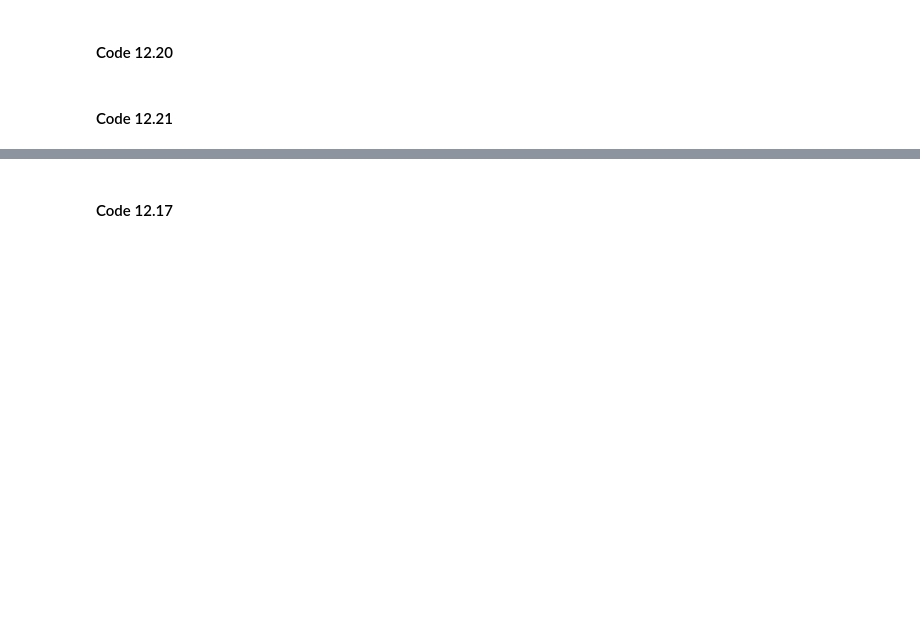
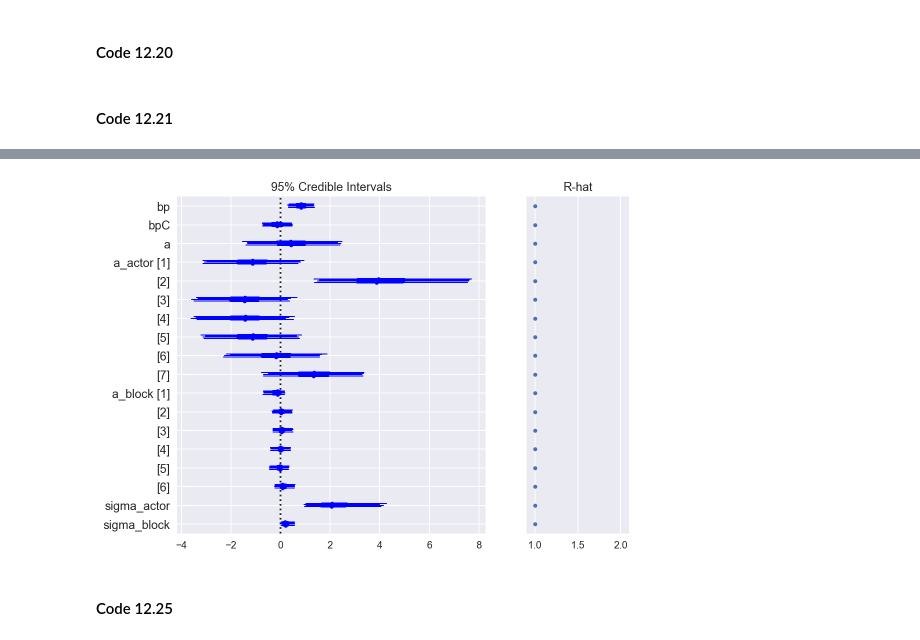
Before and after one commit to aloctavodia/Statistical-Rethinking-with-Python-and-PyMC3, a Jupyter notebook: Chp_12.ipynb, the cells around one changed output, grey strips where cells are left out. Cells and saved outputs as stored; diff of their text form; code cells hidden in the pictures; blank space fills up the shorter version.

```diff
--- a/Chp_12.ipynb
+++ b/Chp_12.ipynb
@@ -245,0 +223,20 @@ d.actor = d.actor - 1
+# %%
+d = pd.read_csv('Data/chimpanzees.csv', sep=";")
+# we change "actor" to zero-index
+d.actor = (d.actor - 1).astype(int)
+Nactor = len(d.actor.unique())
+
+with pm.Model() as model_12_4:
+    bp = pm.Normal('bp', 0, 10)
+    bpC = pm.Normal('bpC', 0, 10)
+
+    a = pm.Normal('a', 0, 10)
+    sigma_actor = pm.HalfCauchy('sigma_actor', 1.)
+    a_actor = pm.Normal('a_actor', 0., sigma_actor, shape=Nactor)
+
+    p = pm.math.invlogit(a + a_actor[d.actor.values] + (bp + bpC * d.condition) * d.prosoc_left)
+    pulled_left = pm.Binomial('pulled_left', 1, p, observed=d.pulled_left)
+
+    trace_12_4 = pm.sample(5000, tune=1000, njobs=4)
+# pm.traceplot(trace_12_4)
+# pm.summary(trace_12_4, alpha=.11).round(2)
@@ -249,0 +257,20 @@ d.actor = d.actor - 1
+# %%
+d.block = (d.block - 1).astype(int)
+Nblock = len(d.block.unique())
+
+with pm.Model() as model_12_5:
+    bp = pm.Normal('bp', 0, 10)
+    bpC = pm.Normal('bpC', 0, 10)
+
+    a = pm.Normal('a', 0, 10)
+    sigma_actor = pm.HalfCauchy('sigma_actor', 1.)
+    a_actor = pm.Normal('a_actor', 0., sigma_actor, shape=Nactor)
+
+    sigma_block = pm.HalfCauchy('sigma_block', 1.)
+    a_block = pm.Normal('a_block', 0., sigma_block, shape=Nblock)
+
+    p = pm.math.invlogit(a + a_actor[d.actor.values] + a_block[d.block.values]
+                         + (bp + bpC * d.condition) * d.prosoc_left)
+    pulled_left = pm.Binomial('pulled_left', 1, p, observed=d.pulled_left)
+
+    trace_12_5 = pm.sample(6000, tune=1000, njobs=4)
@@ -252,2 +304,6 @@ d.actor = d.actor - 1
+# %%
+pm.forestplot(trace_12_5);
+# %% [output]
+[figure, added]
 # %% [markdown]
-#### Code 12.17
+#### Code 12.25
```
Also changed, not shown: parts of 33 cells of this notebook.
